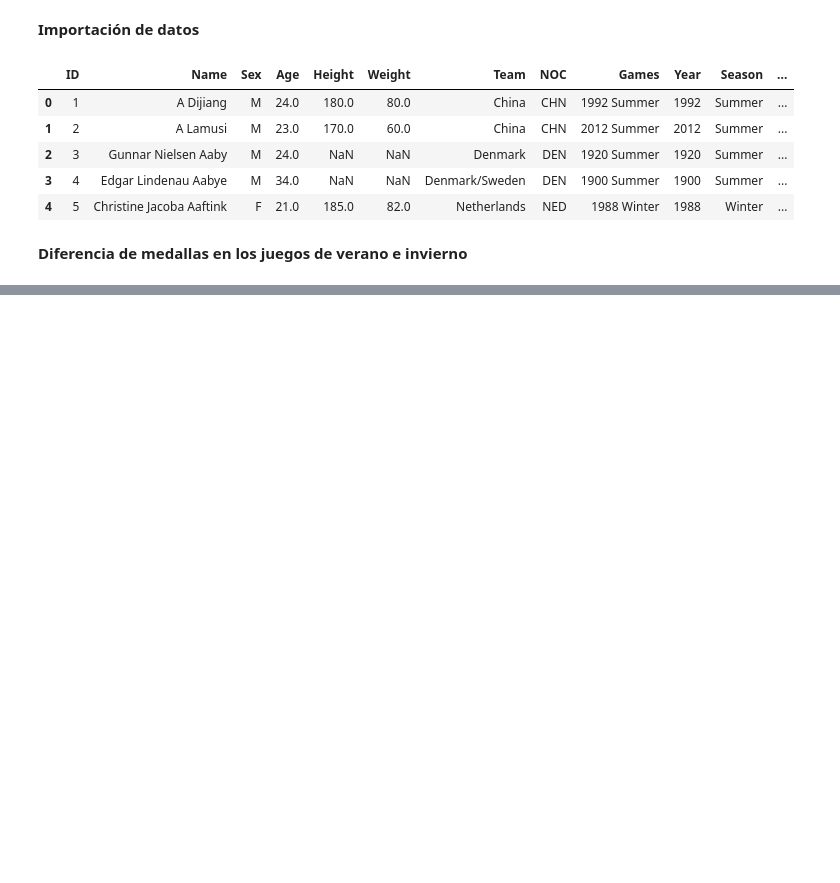
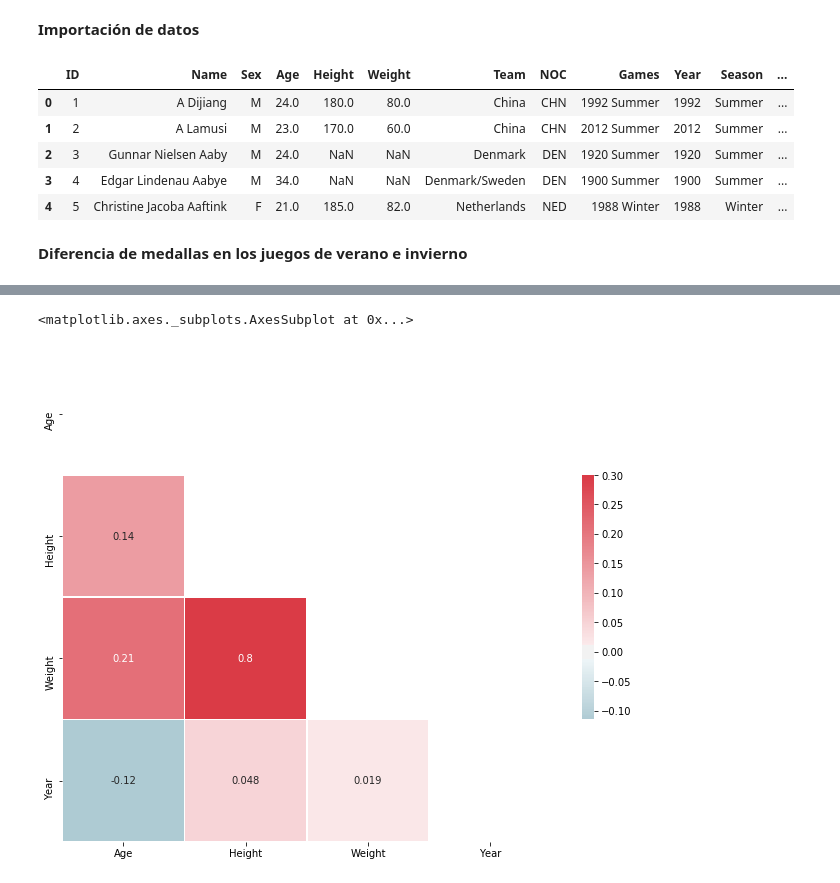
Before and after one commit to Alejorro/Olympic-Games-Predictor, a Jupyter notebook: Manuals/plotting.ipynb, the cells around one changed output, grey strips where cells are left out. Drawn from its saved outputs; the diff is of its cells as text; code cells hidden in the pictures; blank space fills up the shorter version.

```diff
--- a/Manuals/plotting.ipynb
+++ b/Manuals/plotting.ipynb
@@ -30,0 +63,13 @@ dfGames.head()
+# %%
+df = pd.read_csv("../Input/athlete_events.csv")
+
+df.drop(columns="ID", inplace=True)
+corr = df.corr()
+mask = np.triu(np.ones_like(corr, dtype=np.bool))
+f, ax = plt.subplots(figsize=(11, 9))
+cmap = sns.diverging_palette(220, 10, as_cmap=True)
+sns.heatmap(corr, mask=mask, cmap=cmap, vmax=.3, center=0,
+            square=True, linewidths=.5, cbar_kws={"shrink": .5}, annot=True)
+# %% [output]
+<matplotlib.axes._subplots.AxesSubplot at 0x...>
+[figure, added]
```
Also changed, not shown: parts of 5 cells of this notebook, 17 other files.
